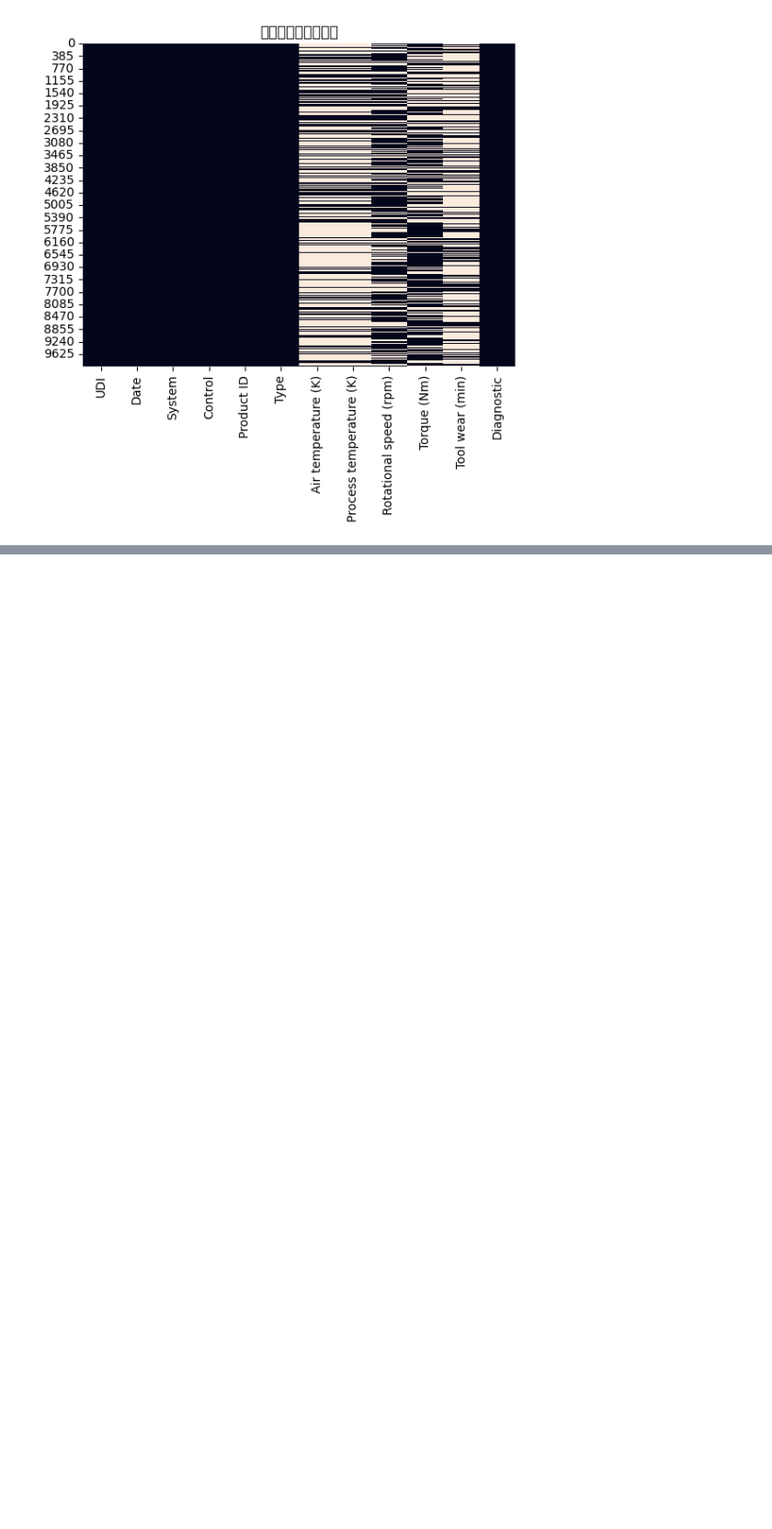
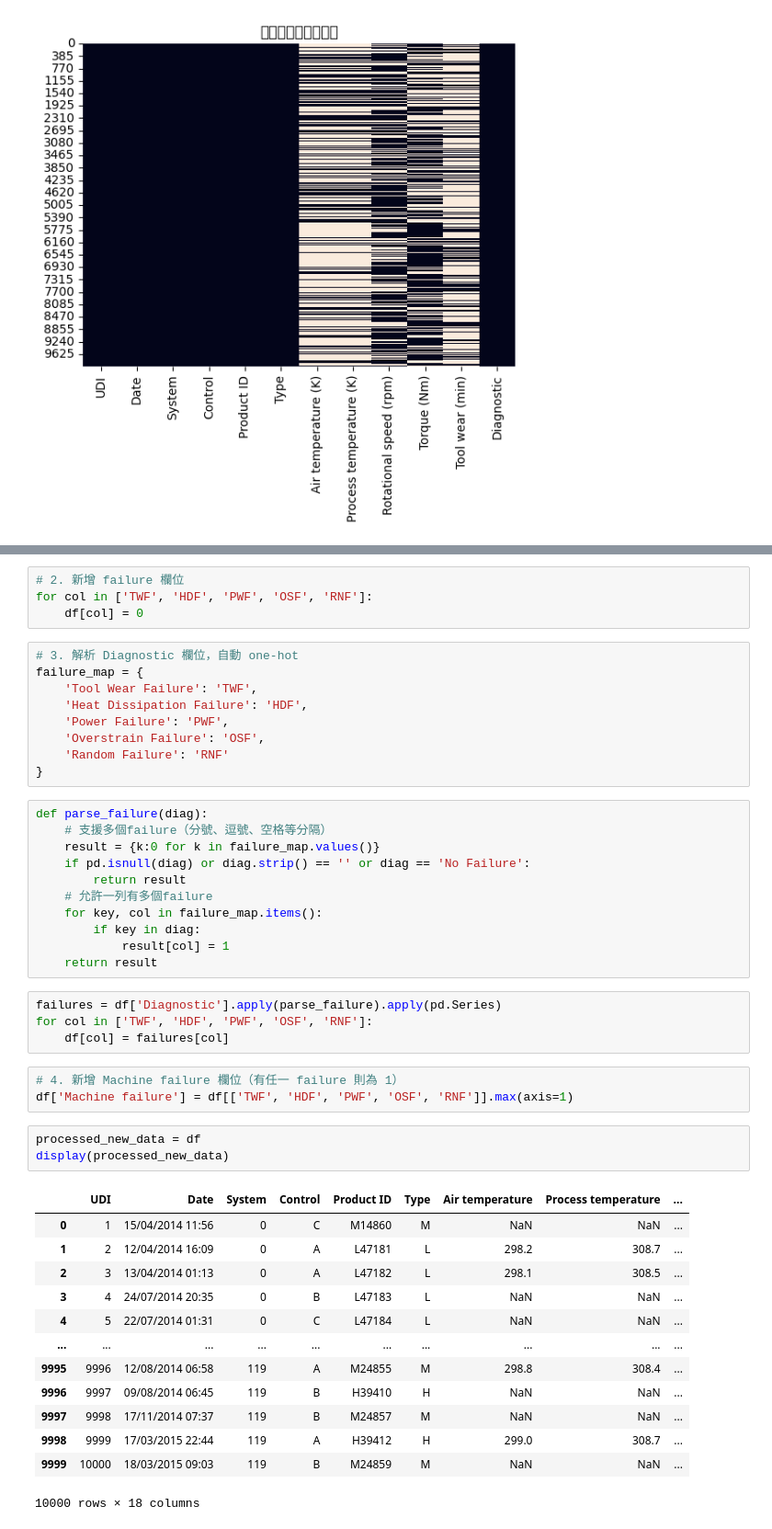
Before and after one commit to sean50311/MDS-project, a Jupyter notebook: workspace/Sean/run.ipynb, the cells around one changed output, grey strips where cells are left out. Shown: that part at 92% size. Cells and saved outputs as stored; diff of their text form; blank space fills up the shorter version.

```diff
--- a/workspace/Sean/run.ipynb
+++ b/workspace/Sean/run.ipynb
@@ -77,0 +108,48 @@ plt.show()
+# %%
+# 2. 新增 failure 欄位
+for col in ['TWF', 'HDF', 'PWF', 'OSF', 'RNF']:
+    df[col] = 0
+# %%
+# 3. 解析 Diagnostic 欄位，自動 one-hot
+failure_map = {
+    'Tool Wear Failure': 'TWF',
+    'Heat Dissipation Failure': 'HDF',
+    'Power Failure': 'PWF',
+    'Overstrain Failure': 'OSF',
+    'Random Failure': 'RNF'
+}
+# %%
+def parse_failure(diag):
+    # 支援多個failure（分號、逗號、空格等分隔）
+    result = {k:0 for k in failure_map.values()}
+    if pd.isnull(diag) or diag.strip() == '' or diag == 'No Failure':
+        return result
+    # 允許一列有多個failure
+    for key, col in failure_map.items():
+        if key in diag:
+            result[col] = 1
+    return result
+# %%
+failures = df['Diagnostic'].apply(parse_failure).apply(pd.Series)
+for col in ['TWF', 'HDF', 'PWF', 'OSF', 'RNF']:
+    df[col] = failures[col]
+# %%
+# 4. 新增 Machine failure 欄位（有任一 failure 則為 1）
+df['Machine failure'] = df[['TWF', 'HDF', 'PWF', 'OSF', 'RNF']].max(axis=1)
+# %%
+processed_new_data = df
+display(processed_new_data)
+# %% [output]
+|  | UDI | Date | System | Control | Product ID | Type | Air temperature | Process temperature | ... |
+| 0 | 1 | 15/04/2014 11:56 | 0 | C | M14860 | M | NaN | NaN | ... |
+| 1 | 2 | 12/04/2014 16:09 | 0 | A | L47181 | L | 298.2 | 308.7 | ... |
+| 2 | 3 | 13/04/2014 01:13 | 0 | A | L47182 | L | 298.1 | 308.5 | ... |
+| 3 | 4 | 24/07/2014 20:35 | 0 | B | L47183 | L | NaN | NaN | ... |
+| 4 | 5 | 22/07/2014 01:31 | 0 | C | L47184 | L | NaN | NaN | ... |
+| ... | ... | ... | ... | ... | ... | ... | ... | ... | ... |
+| 9995 | 9996 | 12/08/2014 06:58 | 119 | A | M24855 | M | 298.8 | 308.4 | ... |
+| 9996 | 9997 | 09/08/2014 06:45 | 119 | B | H39410 | H | NaN | NaN | ... |
+| 9997 | 9998 | 17/11/2014 07:37 | 119 | B | M24857 | M | NaN | NaN | ... |
+| 9998 | 9999 | 17/03/2015 22:44 | 119 | A | H39412 | H | 299.0 | 308.7 | ... |
+| 9999 | 10000 | 18/03/2015 09:03 | 119 | B | M24859 | M | NaN | NaN | ... |
+10000 rows × 18 columns
```
Also changed, not shown: parts of 14 cells of this notebook, 9 other files.
